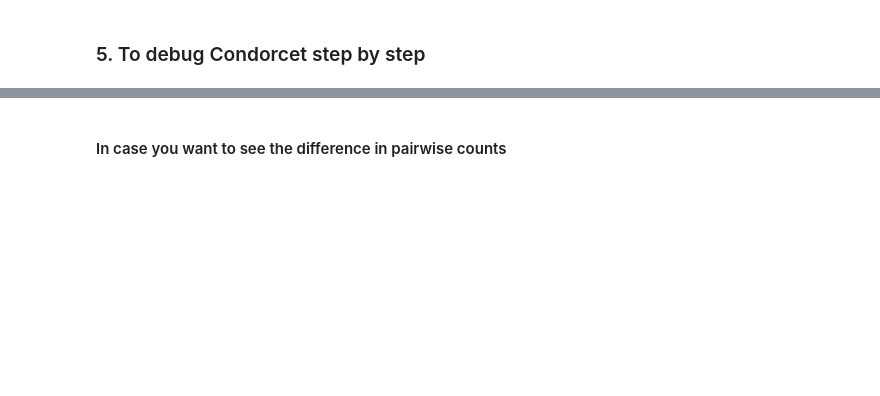
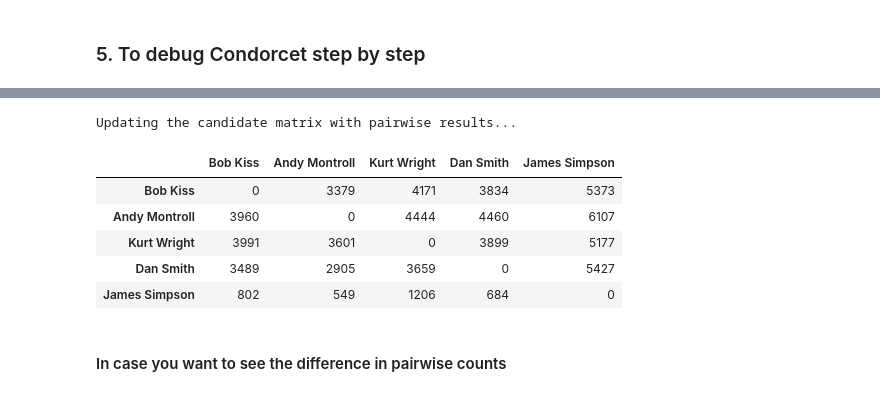
Before and after one commit to SherinV/ranked-choice-voting, a Jupyter notebook: Burlington09_with_Condorcet.ipynb, the cells around one changed output, grey strips where cells are left out. Saved outputs shown, nothing was run; the diff lists cells and outputs as text; code cells hidden in the pictures; blank space fills up the shorter version.

```diff
--- a/Burlington09_with_Condorcet.ipynb
+++ b/Burlington09_with_Condorcet.ipynb
@@ -404,3 +405,22 @@ James Simpson       648            410          807        502              0
+# %%
+print("\nUpdating the candidate matrix with pairwise results...")
+#for votes, ballot in take(2,ballot_dict.values()):
+for votes, ballot in ballot_dict.values():
+    ranked_candidates = [cand.name for cand in list(ballot.ranked_candidates)]
+    process_cands=list(cand_matrix.columns)
+    for i, current_cand in enumerate(ranked_candidates):
+        process_cands.remove(current_cand)
+        cand_matrix.loc[current_cand][process_cands]=cand_matrix.loc[current_cand][process_cands]+votes
+print("\n")
+cand_matrix
+# %% [output]
+Updating the candidate matrix with pairwise results...
+|  | Bob Kiss | Andy Montroll | Kurt Wright | Dan Smith | James Simpson |
+| Bob Kiss | 0 | 3379 | 4171 | 3834 | 5373 |
+| Andy Montroll | 3960 | 0 | 4444 | 4460 | 6107 |
+| Kurt Wright | 3991 | 3601 | 0 | 3899 | 5177 |
+| Dan Smith | 3489 | 2905 | 3659 | 0 | 5427 |
+| James Simpson | 802 | 549 | 1206 | 684 | 0 |
 # %% [markdown]
 #### In case you want to see the difference in pairwise counts
 # %%
```
Also changed, not shown: parts of 19 cells of this notebook.
